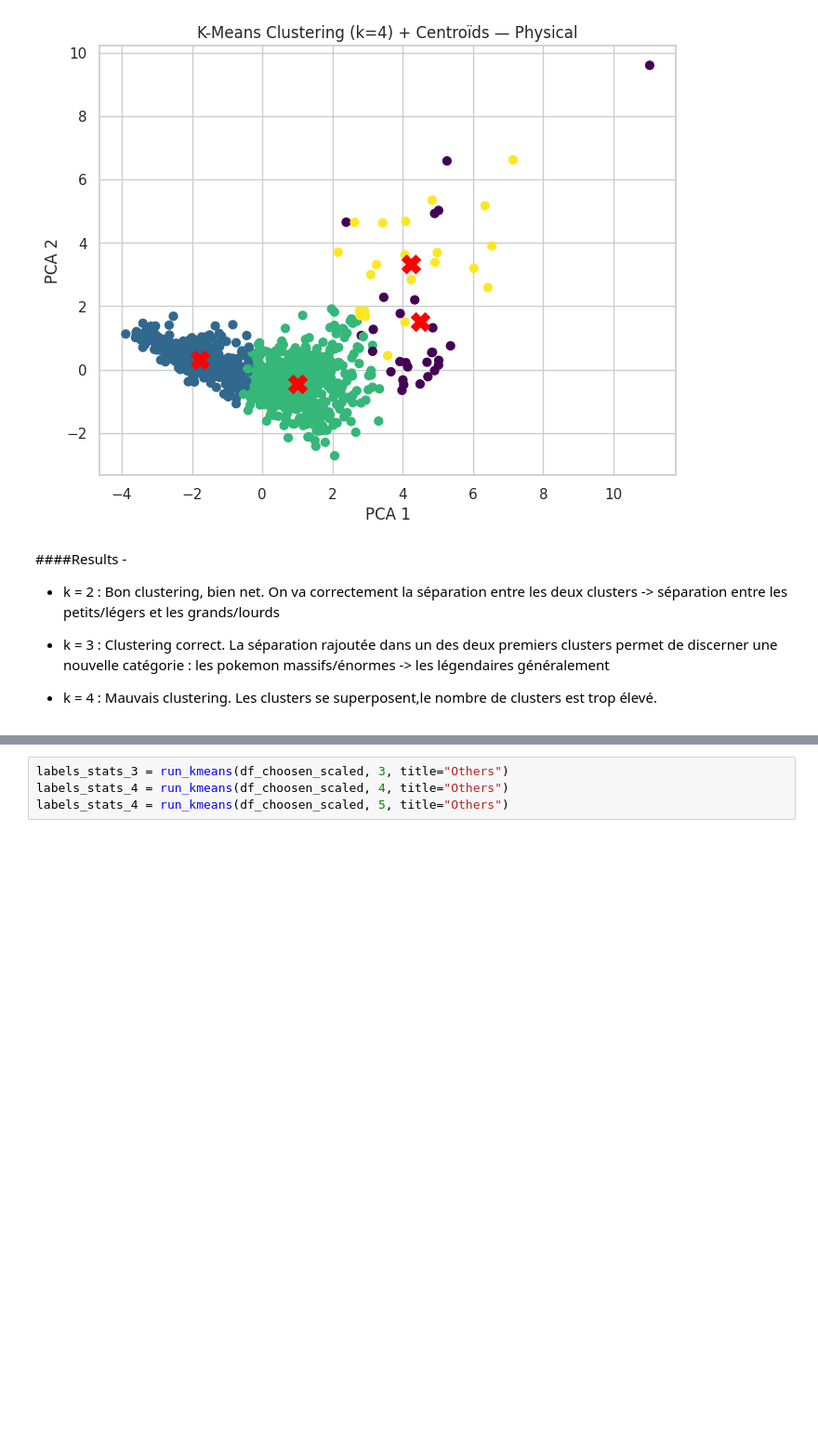
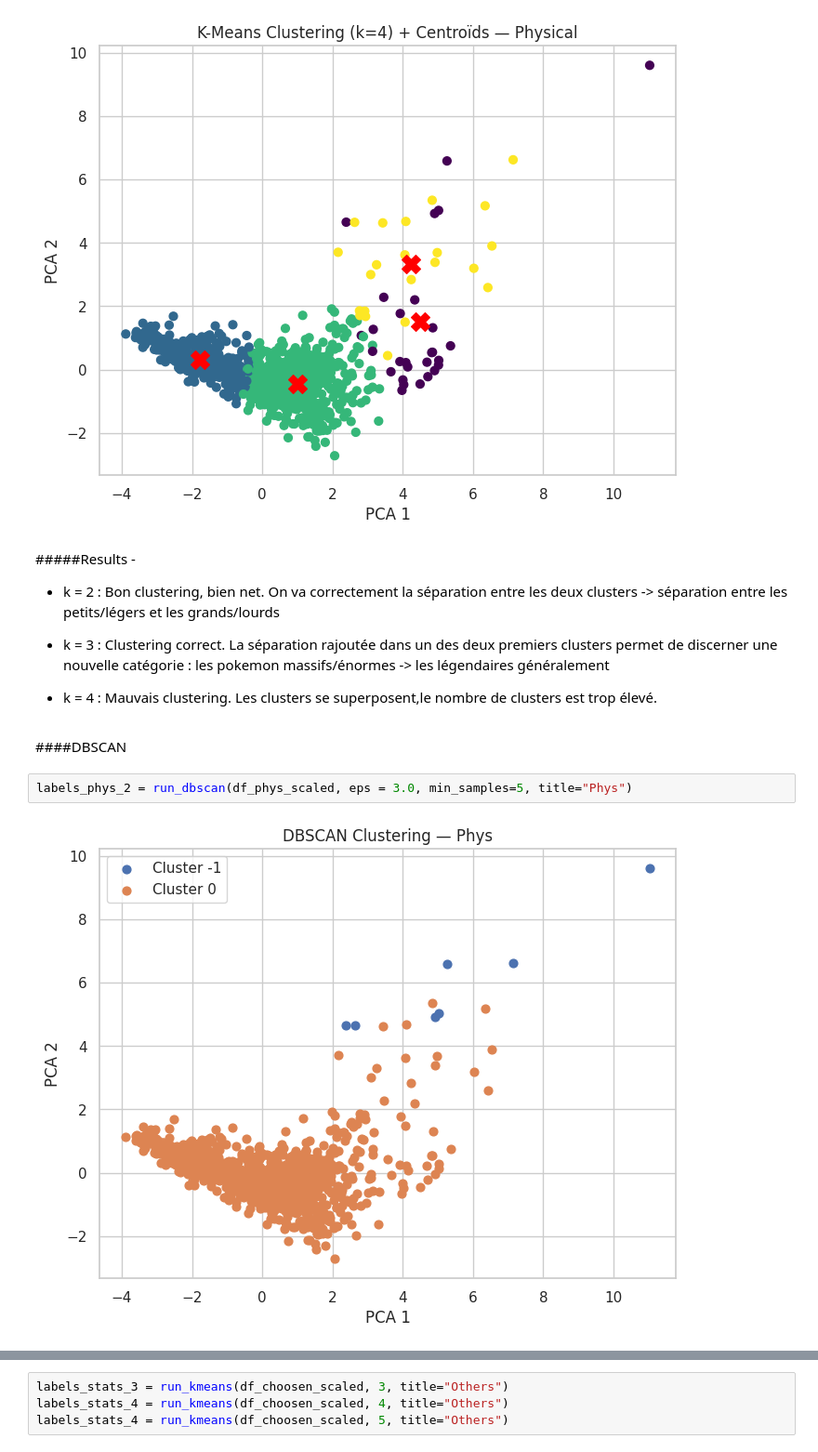
Before and after one commit to NathanaelLUCETTE/projet_ML, a Jupyter notebook: pokemon_clustering_project.ipynb, the cells around one changed output, grey strips where cells are left out. Shown at 93% size. Cells and saved outputs as stored; diff of their text form; blank space fills up the shorter version.

```diff
--- a/pokemon_clustering_project.ipynb
+++ b/pokemon_clustering_project.ipynb
@@ -715,9 +727,15 @@ labels_stats_4 = run_kmeans(df_phys_scaled, 4, title="Physical")
 [figure]
 [figure]
 # %% [markdown]
-####Results -
+#####Results -
 - k = 2 : Bon clustering, bien net. On va correctement la séparation entre les deux clusters -> séparation entre les petits/légers et les grands/lourds
 
 - k = 3 : Clustering correct. La séparation rajoutée dans un des deux premiers clusters permet de discerner une nouvelle catégorie : les pokemon massifs/énormes -> les légendaires généralement
 
 - k = 4 : Mauvais clustering. Les clusters se superposent,le nombre de clusters est trop élevé.
+# %% [markdown]
+####DBSCAN
+# %%
+labels_phys_2 = run_dbscan(df_phys_scaled, eps = 3.0, min_samples=5, title="Phys")
+# %% [output]
+[figure, added]
```
Also changed, not shown: parts of 22 cells of this notebook.
